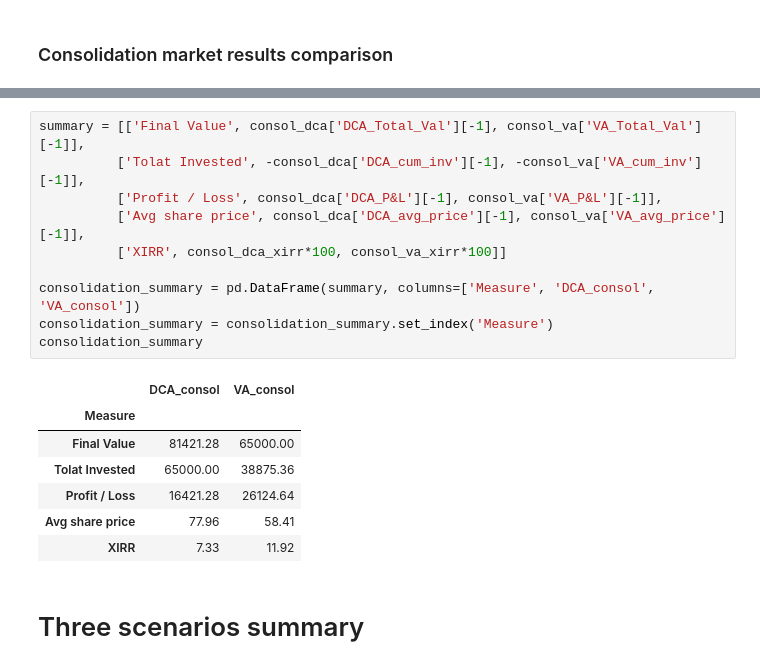
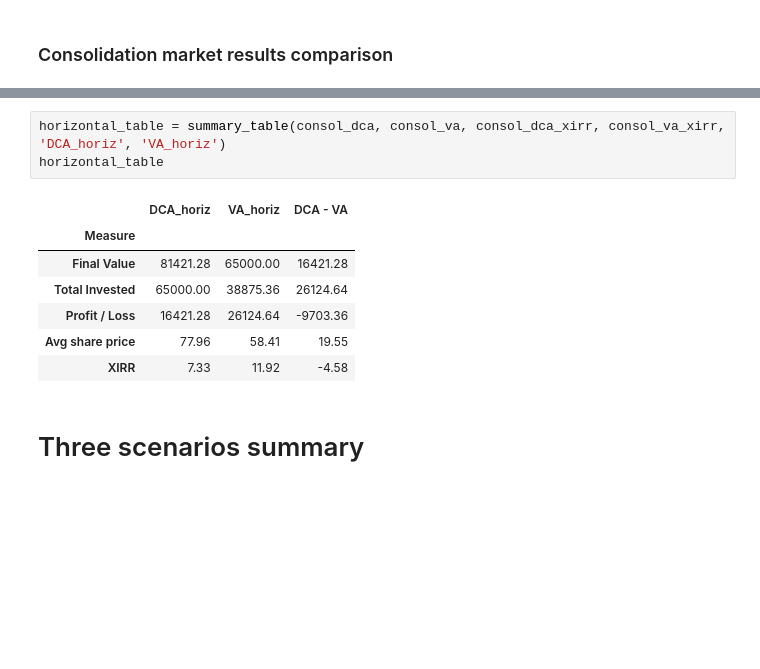
Before and after one commit to BuzuGit/Dollar-Cost-Averaging-vs-Value-Averaging-Analysis, a Jupyter notebook: Value Averaging Analysis.ipynb, the cells around one changed output, grey strips where cells are left out. Saved outputs shown, nothing was run; the diff lists cells and outputs as text; blank space fills up the shorter version.

```diff
--- a/Value Averaging Analysis.ipynb
+++ b/Value Averaging Analysis.ipynb
@@ -370,22 +397,15 @@ comparison_graphs(consol_dca, consol_va)
 [figure]
-# %%
-summary = [['Final Value', consol_dca['DCA_Total_Val'][-1], consol_va['VA_Total_Val'][-1]],
-          ['Tolat Invested', -consol_dca['DCA_cum_inv'][-1], -consol_va['VA_cum_inv'][-1]],
-          ['Profit / Loss', consol_dca['DCA_P&L'][-1], consol_va['VA_P&L'][-1]],
-          ['Avg share price', consol_dca['DCA_avg_price'][-1], consol_va['VA_avg_price'][-1]],
-          ['XIRR', consol_dca_xirr*100, consol_va_xirr*100]]
-
-consolidation_summary = pd.DataFrame(summary, columns=['Measure', 'DCA_consol', 'VA_consol'])
-consolidation_summary = consolidation_summary.set_index('Measure')
-consolidation_summary
-# %% [output]
-|  | DCA_consol | VA_consol |
-| Measure |  |  |
-| Final Value | 81421.28 | 65000.00 |
-| Tolat Invested | 65000.00 | 38875.36 |
-| Profit / Loss | 16421.28 | 26124.64 |
-| Avg share price | 77.96 | 58.41 |
-| XIRR | 7.33 | 11.92 |
+# %%
+horizontal_table = summary_table(consol_dca, consol_va, consol_dca_xirr, consol_va_xirr, 'DCA_horiz', 'VA_horiz')
+horizontal_table
+# %% [output]
+|  | DCA_horiz | VA_horiz | DCA - VA |
+| Measure |  |  |  |
+| Final Value | 81421.28 | 65000.00 | 16421.28 |
+| Total Invested | 65000.00 | 38875.36 | 26124.64 |
+| Profit / Loss | 16421.28 | 26124.64 | -9703.36 |
+| Avg share price | 77.96 | 58.41 | 19.55 |
+| XIRR | 7.33 | 11.92 | -4.58 |
 # %% [markdown]
 # Three scenarios summary
 # %%
```
Also changed, not shown: parts of 33 cells of this notebook, 2 other files.
